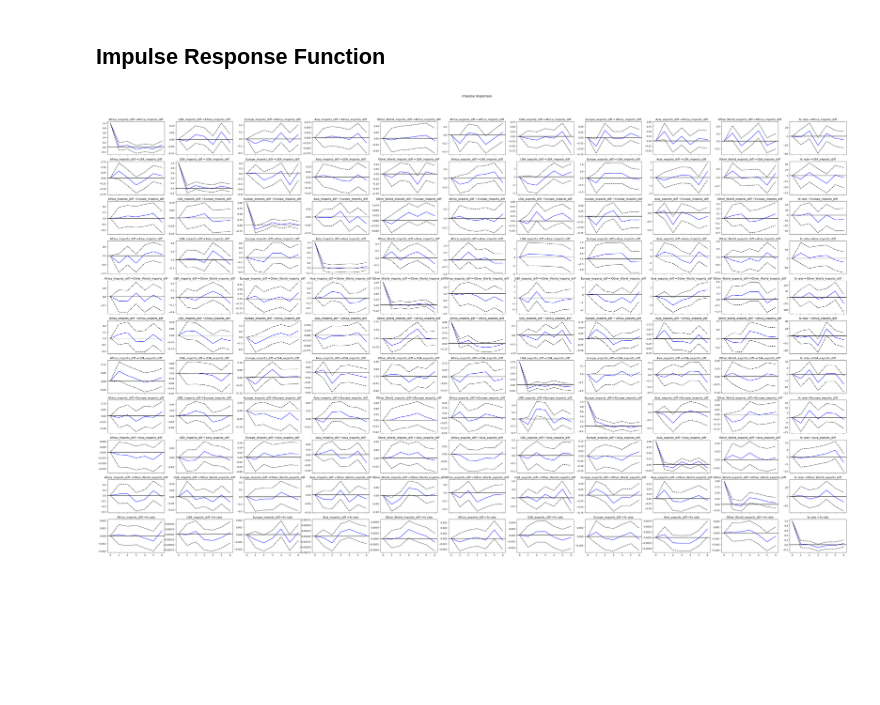
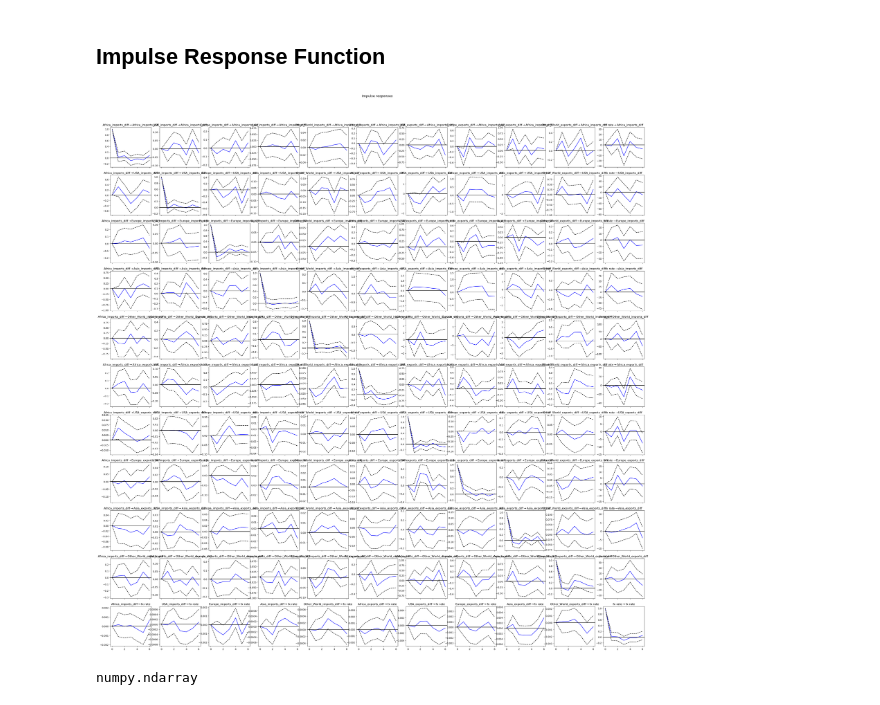
Before and after one commit to Lorraine254/TimeSeriesAnalysis1, a Jupyter notebook: Correlation and Causation.ipynb, the cells around one changed output. Saved outputs shown, nothing was run; the diff lists cells and outputs as text; code cells hidden in the pictures; blank space fills up the shorter version.

Commit message:
IRF Values

```diff
--- a/Correlation and Causation.ipynb
+++ b/Correlation and Causation.ipynb
@@ -322,8 +322,8 @@ train=pd.concat([X_train,y_train],axis=1)
 test=pd.concat([X_test,y_test],axis=1)
 # %%
 model2 = VAR(train)
-model_fit2 = model2.fit(maxlags=6)
-model_fit2.summary()
+results = model2.fit(maxlags=6)
+results.summary()
 # %% [output]
   Summary of Regression Results
 ==================================
@@ -346,14 +346,18 @@ fx rate                                0.082234         -0.076202            -0.
 ## Impulse Response Function
 # %%
 # Getting the lags used in the model
-lag = model_fit2.k_ar
+lag = results.k_ar
 
 # Impulse response function
 # Compute impulse response function
-irf = model_fit2.irf(lag)
+irf = results.irf(lag)
 # Plot impulse response functions
-
-irf.plot(figsize=(50, 30))
+irf.plot(figsize=(35,35)) #impulse='Africa_imports_dif
 plt.show()
 # %% [output]
-[figure, old version]
+[figure, new version]
+# %%
+values= irf.irfs
+type(values)
+# %% [output]
+numpy.ndarray
```
Also changed, not shown: parts of 3 cells of this notebook, 1 other file.
